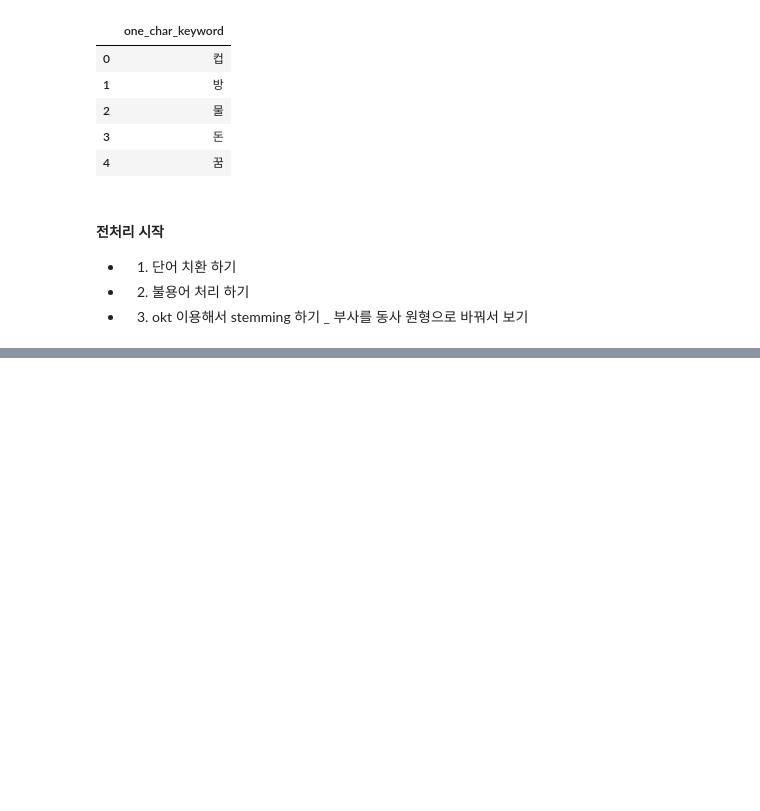
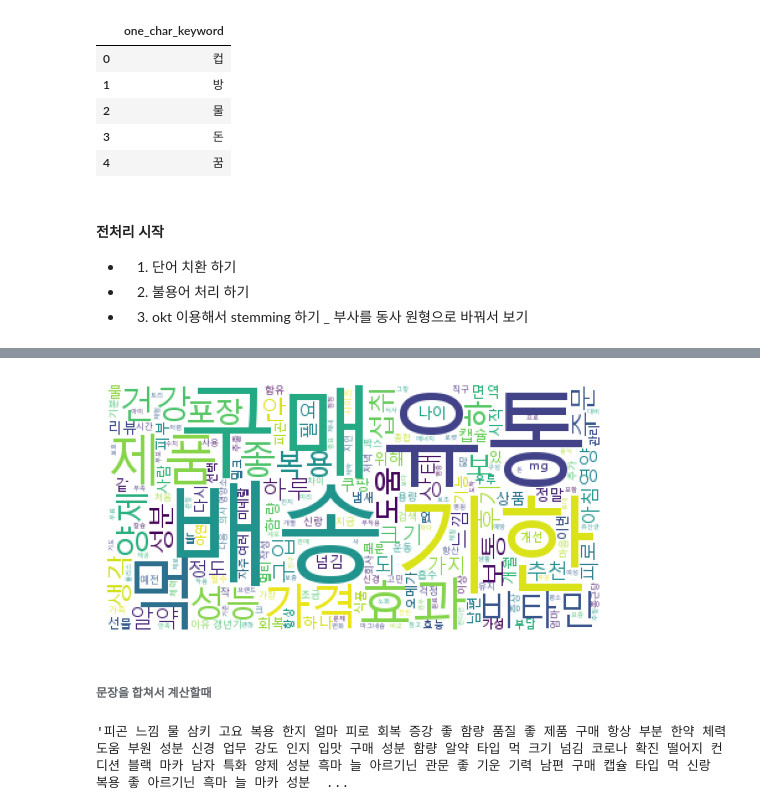
Before and after one commit to araya1203/project_nutrients_data_analytics, a Jupyter notebook: gatheringdatas/codes/recovery_preprocess.ipynb, the cells around one changed output, grey strips where cells are left out. Saved outputs shown, nothing was run; the diff lists cells and outputs as text; code cells hidden in the pictures; blank space fills up the shorter version.

```diff
--- a/gatheringdatas/codes/recovery_preprocess.ipynb
+++ b/gatheringdatas/codes/recovery_preprocess.ipynb
@@ -183,0 +243,7 @@ Name: tokenized_review, Length: 21774, dtype: object
+# %%
+# 한글 폰트 경로 설정 (Windows 환경에 맞게 경로 수정)
+font_path = 'C:/Windows/Fonts/malgun.ttf'
+
+# 단어 빈도수 딕셔너리를 WordCloud에 전달
+wordcloud = WordCloud(font_path=font_path, background_color='white')
+wordcloud.generate_from_frequencies(word_counts)
@@ -183,0 +272,14 @@ Name: tokenized_review, Length: 21774, dtype: object
+# %%
+import matplotlib.pyplot as plt
+plt.imshow(wordcloud)
+plt.axis('off')
+plt.show()
+# %% [output]
+[figure, added]
+# %% [markdown]
+###### 문장을 합쳐서 계산할때
+# %%
+text = ' '.join(df_recovery['mecab_reviews'])
+text
+# %% [output]
+'피곤 느낌 물 삼키 고요 복용 한지 얼마 피로 회복 증강 좋 함량 품질 좋 제품 구매 항상 부분 한약 체력 도움 부원 성분 신경 업무 강도 인지 입맛 구매 성분 함량 알약 타입 먹 크기 넘김 코로나 확진 떨어지 컨디션 블랙 마카 남자 특화 양제 성분 흑마 늘 아르기닌 관문 좋 기운 기력 남편 구매 캡슐 타입 먹 신랑 복용 좋 아르기닌 흑마 늘 마카 성분  ...
```
Also changed, not shown: parts of 33 cells of this notebook, 4 other files.
